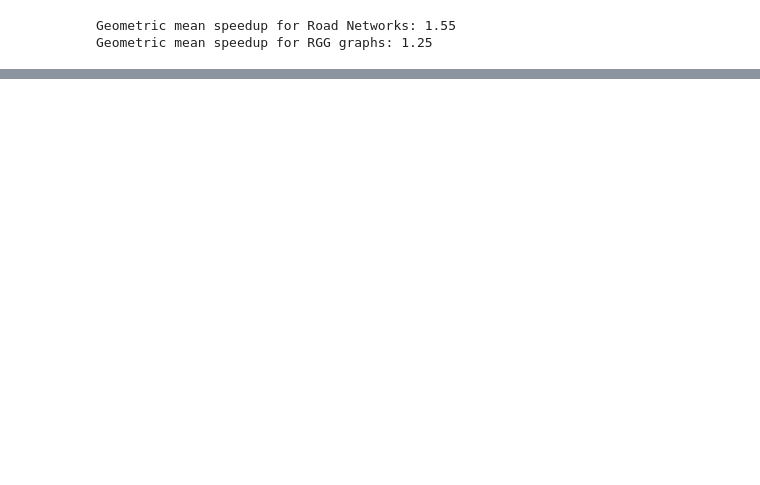
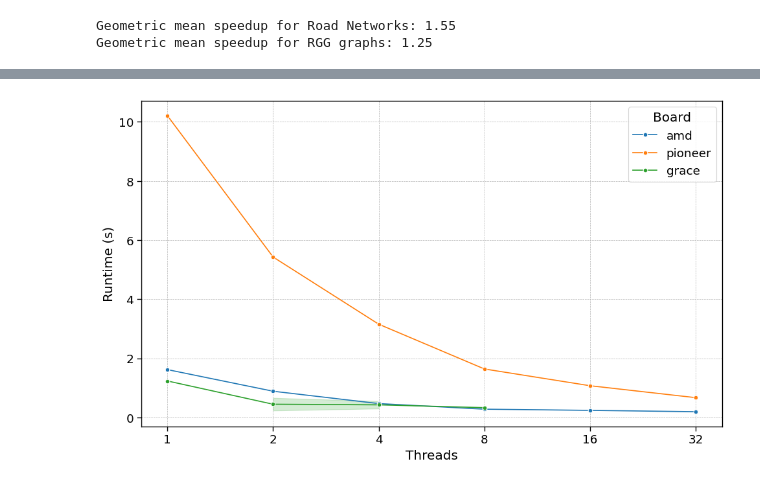
Before and after one commit to Sasso0101/thesis, a Jupyter notebook: plots/plots.ipynb, the cells around one changed output, grey strips where cells are left out. Cells and saved outputs as stored; diff of their text form; code cells hidden in the pictures; blank space fills up the shorter version.

```diff
--- a/scripts/plots.ipynb
+++ b/plots/plots.ipynb
@@ -482,0 +571,46 @@ Geometric mean speedup for RGG graphs: 1.25
+# %%
+# Filter for the pthreads implementation
+pthreads_df = df_boards[((df_boards['implementation'] == 'pthreads') | (df_boards['implementation'] == 'mutex')) & (df_boards['dataset'] == 'europe_osm')].copy()
+
+pthreads_df = pthreads_df[
+  ((pthreads_df['num_cpus'] >= 2) & (pthreads_df['chunksize'] == 64)) |
+  ((pthreads_df['num_cpus'] == 1) & (pthreads_df['chunksize'] == 1024))
+]
+pthreads_df = pthreads_df[pthreads_df['num_cpus'].isin([1, 2, 4, 8, 16, 32])]
+pthreads_df = pthreads_df[pthreads_df['board'].isin(['amd', 'grace', 'pioneer'])]
+
+pthreads_df['num_cpus'] = pthreads_df['num_cpus'].astype('category')
+# %%
+# Create a line plot for runtime vs num_cpus for different boards
+with sns.plotting_context("paper", font_scale=1.5):
+  # Create a figure and axes object for more control over the plot
+  fig, ax = plt.subplots(figsize=(10, 6))
+
+  sns.lineplot(
+    data=pthreads_df,
+    x='num_cpus',
+    y='runtime',
+    hue='board',
+    marker='o',
+  )
+
+  ax.set_xlabel("Threads")
+  ax.set_ylabel("Runtime (s)")
+
+  # Set x-axis to a base-2 log scale for better visualization of scalability
+  ax.set_xscale('log', base=2)
+
+  # Ensure all CPU counts are shown as ticks
+  unique_cpus = sorted(pthreads_df['num_cpus'].unique())
+  ax.set_xticks(unique_cpus)
+  ax.get_xaxis().set_major_formatter(ScalarFormatter())
+
+  # Improve grid and legend
+  ax.grid(which='both', linestyle='--', linewidth=0.5)
+  ax.legend(title="Board", loc='upper right')
+
+  # Display the plot
+  plt.tight_layout()
+  plt.show()
+# %% [output]
+[figure, added]
```
Also changed, not shown: parts of 8 cells of this notebook, 17 other files.
